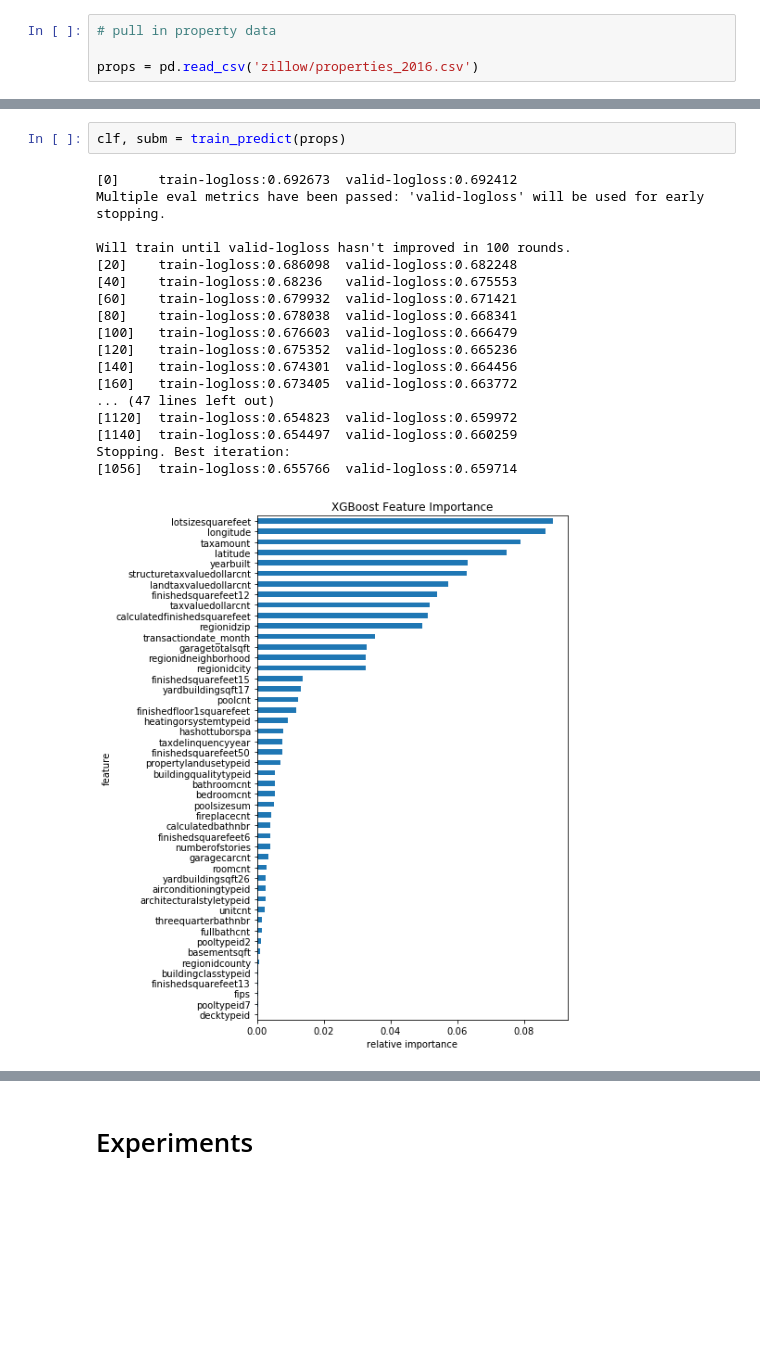
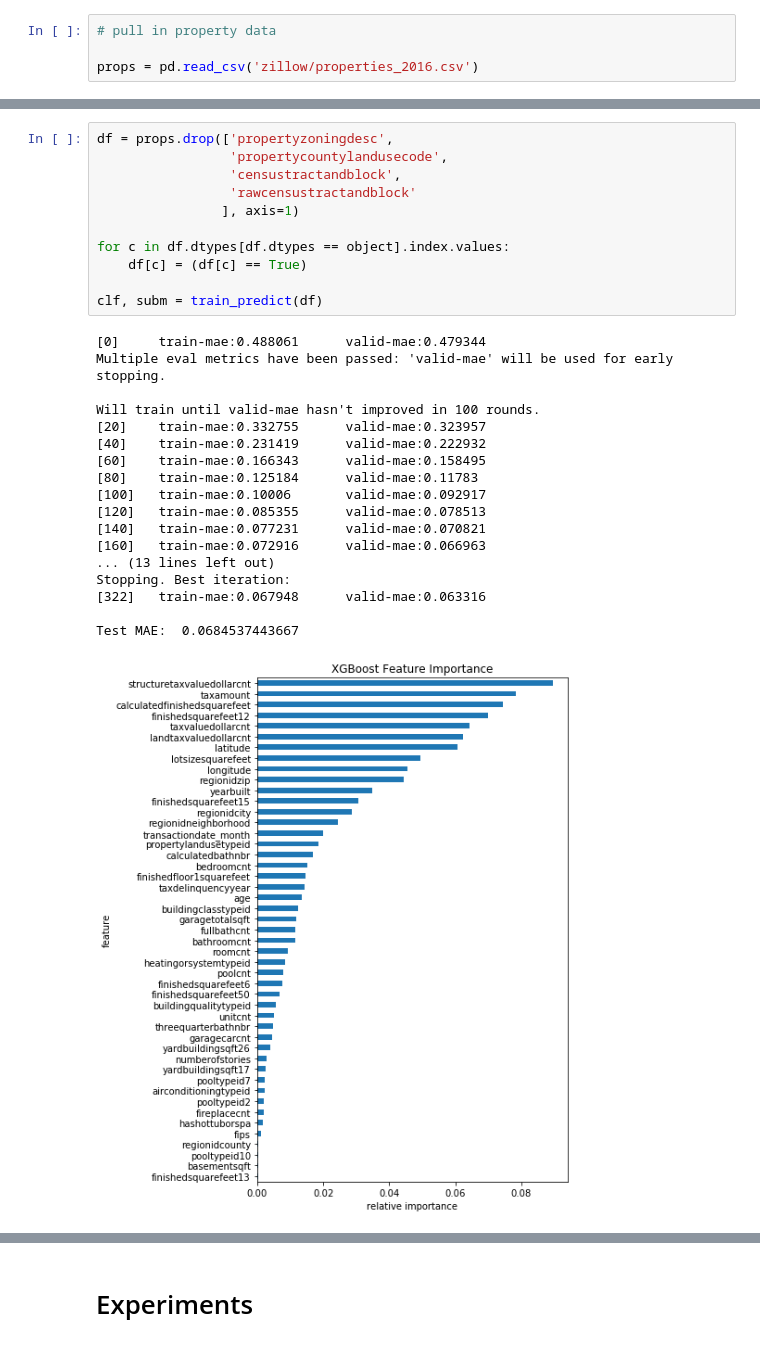
Before and after one commit to ibratface/dl_projects, a Jupyter notebook: zillow.ipynb, the cells around one changed output, grey strips where cells are left out. Drawn from its saved outputs; the diff is of its cells as text; blank space fills up the shorter version.

Commit message:
Constructed a more conservative train/valid/test split Cleaned up feature preprocessing code Onehot encoded categorical features but that didn't work very well

```diff
--- a/zillow.ipynb
+++ b/zillow.ipynb
@@ -156,23 +192,32 @@ def train_predict(props, params=None):
     return clf, subm
-# %%
-clf, subm = train_predict(props)
-# %% [output]
-[0]     train-logloss:0.692673  valid-logloss:0.692412
-Multiple eval metrics have been passed: 'valid-logloss' will be used for early stopping.
-
-Will train until valid-logloss hasn't improved in 100 rounds.
-[20]    train-logloss:0.686098  valid-logloss:0.682248
-[40]    train-logloss:0.68236   valid-logloss:0.675553
-[60]    train-logloss:0.679932  valid-logloss:0.671421
-[80]    train-logloss:0.678038  valid-logloss:0.668341
-[100]   train-logloss:0.676603  valid-logloss:0.666479
-[120]   train-logloss:0.675352  valid-logloss:0.665236
-[140]   train-logloss:0.674301  valid-logloss:0.664456
-[160]   train-logloss:0.673405  valid-logloss:0.663772
-... (47 lines left out)
-[1120]  train-logloss:0.654823  valid-logloss:0.659972
-[1140]  train-logloss:0.654497  valid-logloss:0.660259
-Stopping. Best iteration:
-[1056]  train-logloss:0.655766  valid-logloss:0.659714
-[figure, removed]
+# %%
+df = props.drop(['propertyzoningdesc',
+                 'propertycountylandusecode',
+                 'censustractandblock',
+                 'rawcensustractandblock'
+                ], axis=1)
+
+for c in df.dtypes[df.dtypes == object].index.values:
+    df[c] = (df[c] == True)
+
+clf, subm = train_predict(df)
+# %% [output]
+[0]     train-mae:0.488061      valid-mae:0.479344
+Multiple eval metrics have been passed: 'valid-mae' will be used for early stopping.
+
+Will train until valid-mae hasn't improved in 100 rounds.
+[20]    train-mae:0.332755      valid-mae:0.323957
+[40]    train-mae:0.231419      valid-mae:0.222932
+[60]    train-mae:0.166343      valid-mae:0.158495
+[80]    train-mae:0.125184      valid-mae:0.11783
+[100]   train-mae:0.10006       valid-mae:0.092917
+[120]   train-mae:0.085355      valid-mae:0.078513
+[140]   train-mae:0.077231      valid-mae:0.070821
+[160]   train-mae:0.072916      valid-mae:0.066963
+... (13 lines left out)
+Stopping. Best iteration:
+[322]   train-mae:0.067948      valid-mae:0.063316
+
+Test MAE:  0.0684537443667
+[figure, added]
 # %% [markdown]
```
Also changed, not shown: parts of 23 cells of this notebook.
